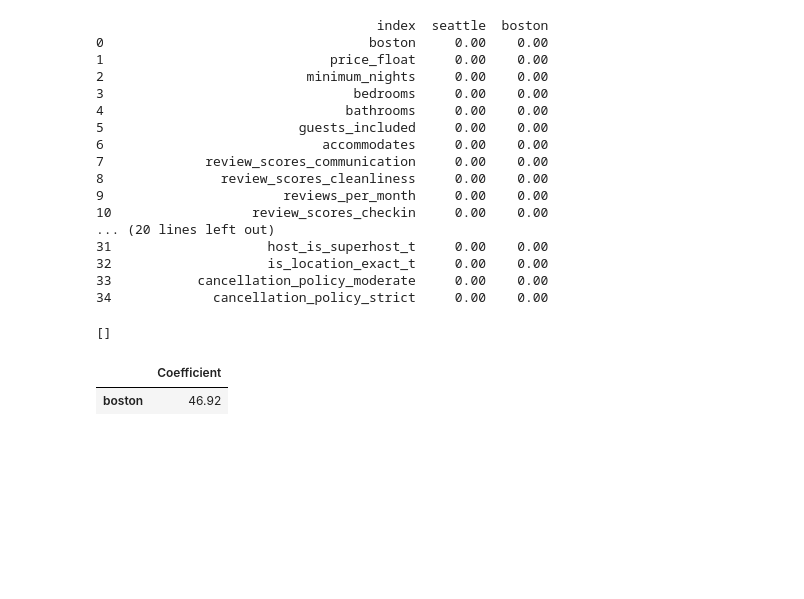
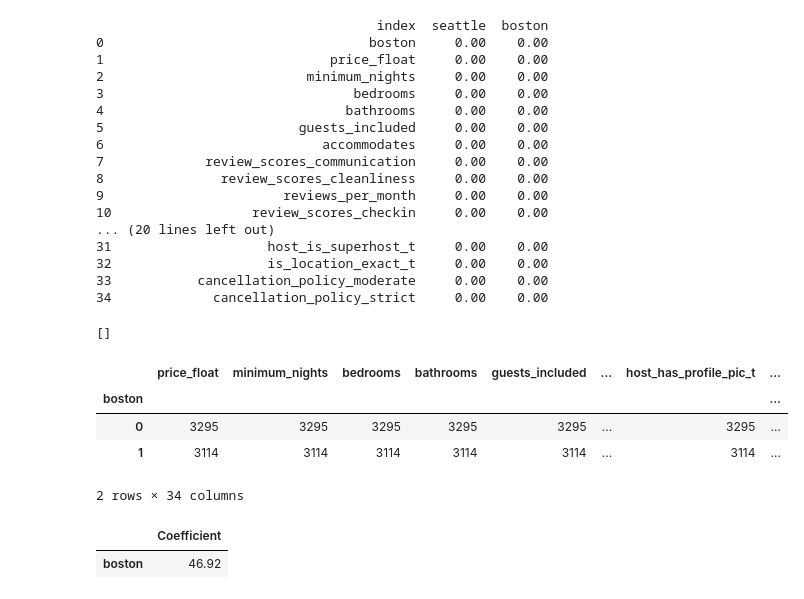
Before and after one commit to iaroslavm/udacity-project-1, a Jupyter notebook: airbnb_data_analysis.ipynb, the cells around one changed output. Saved outputs shown, nothing was run; the diff lists cells and outputs as text; code cells hidden in the pictures; blank space fills up the shorter version.

```diff
--- a/airbnb_data_analysis.ipynb
+++ b/airbnb_data_analysis.ipynb
@@ -375,6 +373,14 @@ utils.check_missing_values(filled_cleaned_listings_df, 0.5)
 33           cancellation_policy_moderate     0.00    0.00
 34             cancellation_policy_strict     0.00    0.00
 []
+# %%
+filled_cleaned_listings_df.groupby(['boston']).count()
+# %% [output]
+|  | price_float | minimum_nights | bedrooms | bathrooms | guests_included | ... | host_has_profile_pic_t | ... |
+| boston |  |  |  |  |  |  |  | ... |
+| 0 | 3295 | 3295 | 3295 | 3295 | 3295 | ... | 3295 | ... |
+| 1 | 3114 | 3114 | 3114 | 3114 | 3114 | ... | 3114 | ... |
+2 rows × 34 columns
 # %%
 # 19. Check what city is on average more expensive
 city_results = utils.run_linear_regression(filled_cleaned_listings_df, ['price_float'], ['boston'])
```
Also changed, not shown: parts of 1 cell of this notebook, 1 other file.
